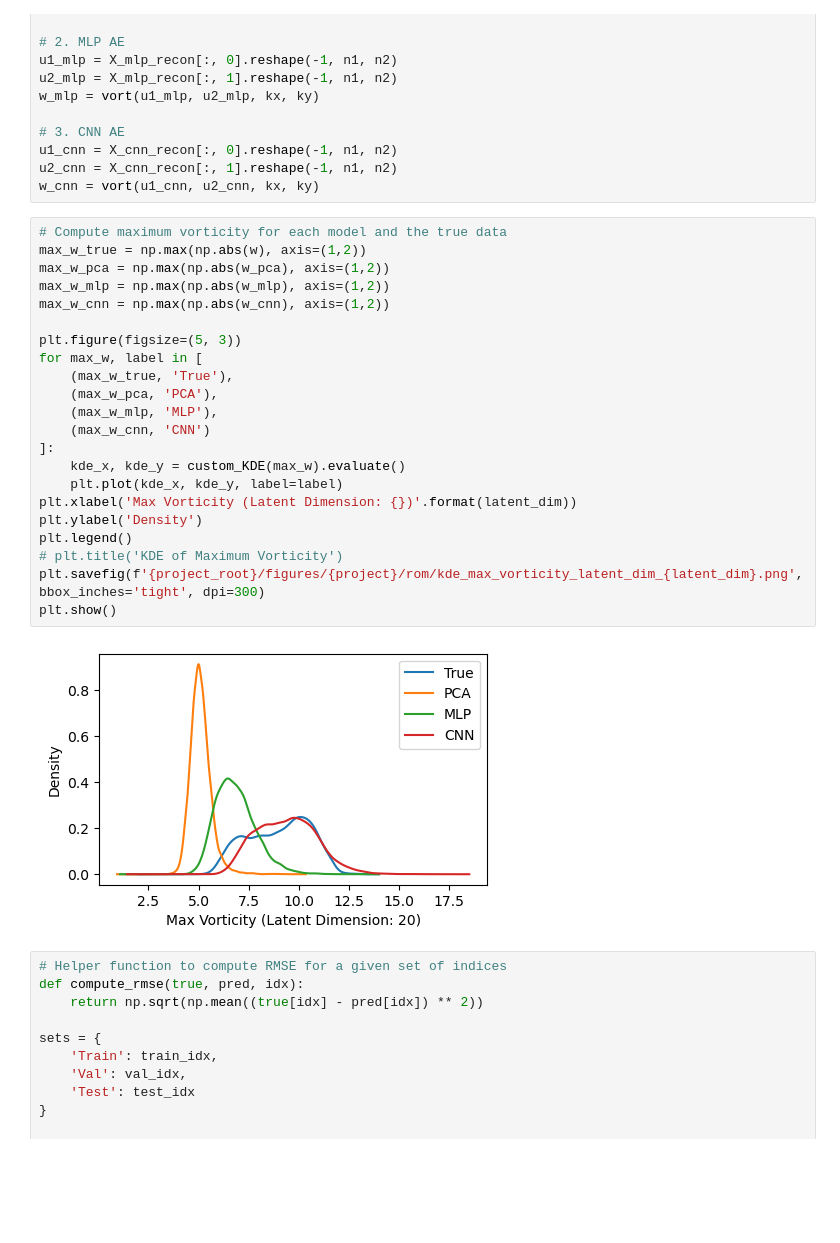
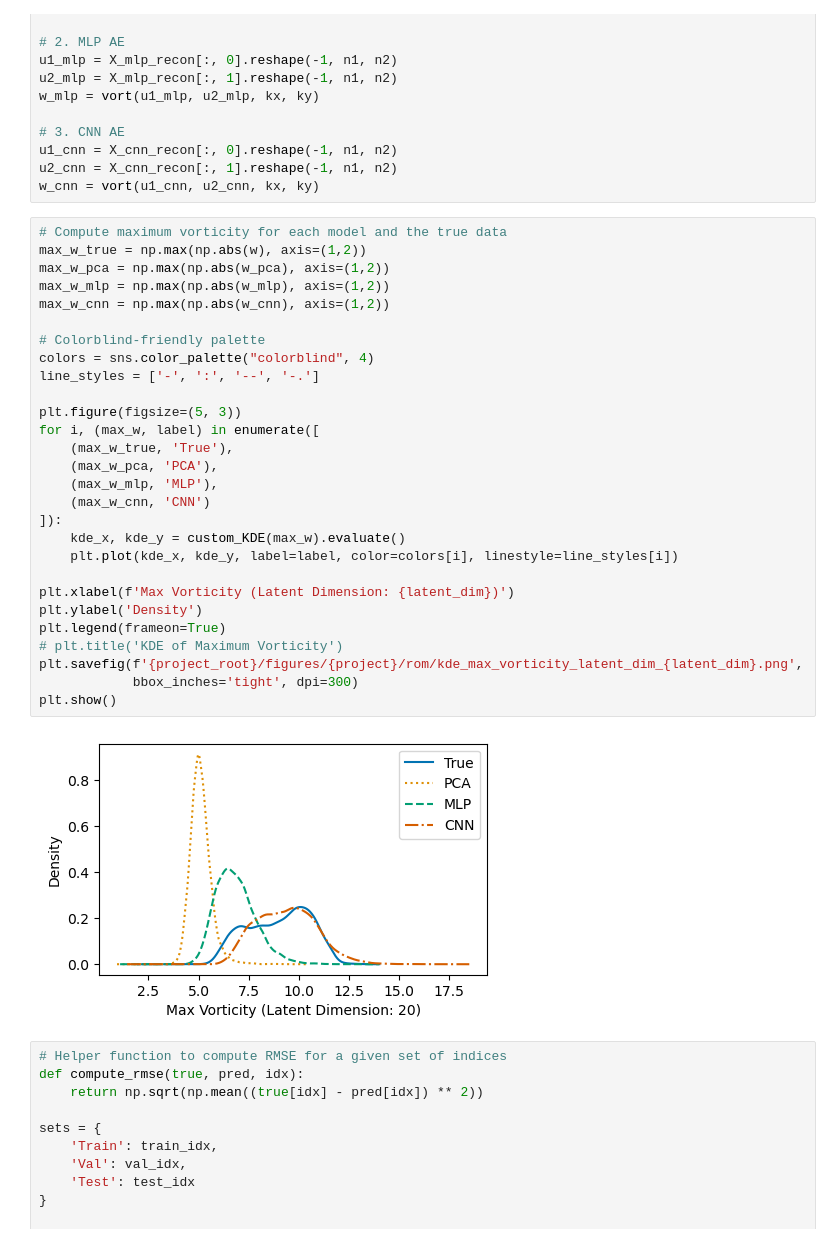
Before and after one commit to biancach/LDA_BO, a Jupyter notebook: examples/kolmogorov/rom/evaluate_models.ipynb, the cells around one changed output. Cells and saved outputs as stored; diff of their text form; blank space fills up the shorter version.

```diff
--- a/examples/kolmogorov/rom/evaluate_models.ipynb
+++ b/examples/kolmogorov/rom/evaluate_models.ipynb
@@ -140,27 +142,33 @@ w_cnn = vort(u1_cnn, u2_cnn, kx, ky)
 # %%
 # Compute maximum vorticity for each model and the true data
 max_w_true = np.max(np.abs(w), axis=(1,2))
 max_w_pca = np.max(np.abs(w_pca), axis=(1,2))
 max_w_mlp = np.max(np.abs(w_mlp), axis=(1,2))
 max_w_cnn = np.max(np.abs(w_cnn), axis=(1,2))
 
+# Colorblind-friendly palette
+colors = sns.color_palette("colorblind", 4)
+line_styles = ['-', ':', '--', '-.']
+
 plt.figure(figsize=(5, 3))
-for max_w, label in [
+for i, (max_w, label) in enumerate([
     (max_w_true, 'True'),
     (max_w_pca, 'PCA'),
     (max_w_mlp, 'MLP'),
     (max_w_cnn, 'CNN')
-]:
+]):
     kde_x, kde_y = custom_KDE(max_w).evaluate()
-    plt.plot(kde_x, kde_y, label=label)
-plt.xlabel('Max Vorticity (Latent Dimension: {})'.format(latent_dim))
+    plt.plot(kde_x, kde_y, label=label, color=colors[i], linestyle=line_styles[i])
+
+plt.xlabel(f'Max Vorticity (Latent Dimension: {latent_dim})')
 plt.ylabel('Density')
-plt.legend()
+plt.legend(frameon=True)
 # plt.title('KDE of Maximum Vorticity')
-plt.savefig(f'{project_root}/figures/{project}/rom/kde_max_vorticity_latent_dim_{latent_dim}.png', bbox_inches='tight', dpi=300)
+plt.savefig(f'{project_root}/figures/{project}/rom/kde_max_vorticity_latent_dim_{latent_dim}.png',
+            bbox_inches='tight', dpi=300)
 plt.show()
 # %% [output]
-[figure, old version]
+[figure, new version]
 # %%
 # Helper function to compute RMSE for a given set of indices
 def compute_rmse(true, pred, idx):
```
Also changed, not shown: parts of 6 cells of this notebook, 6 other files.
